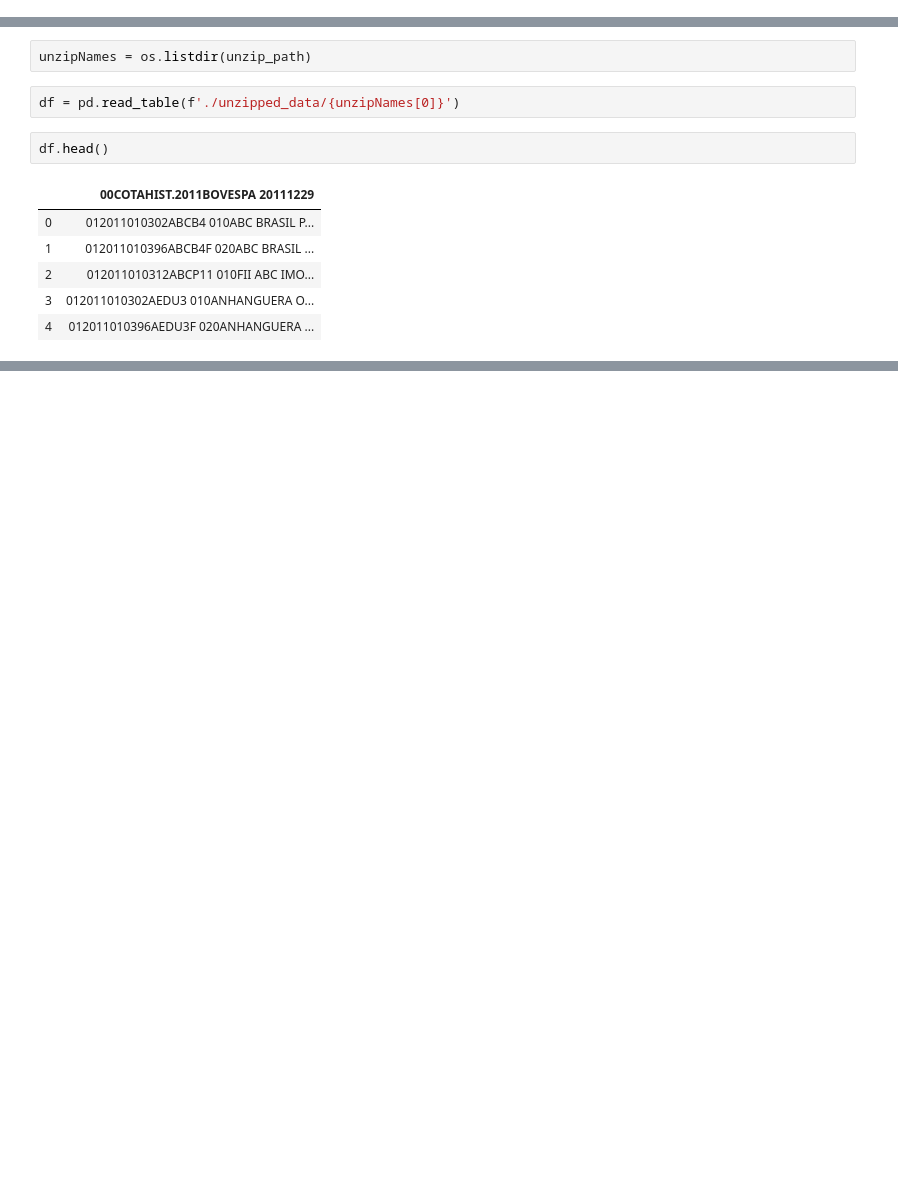
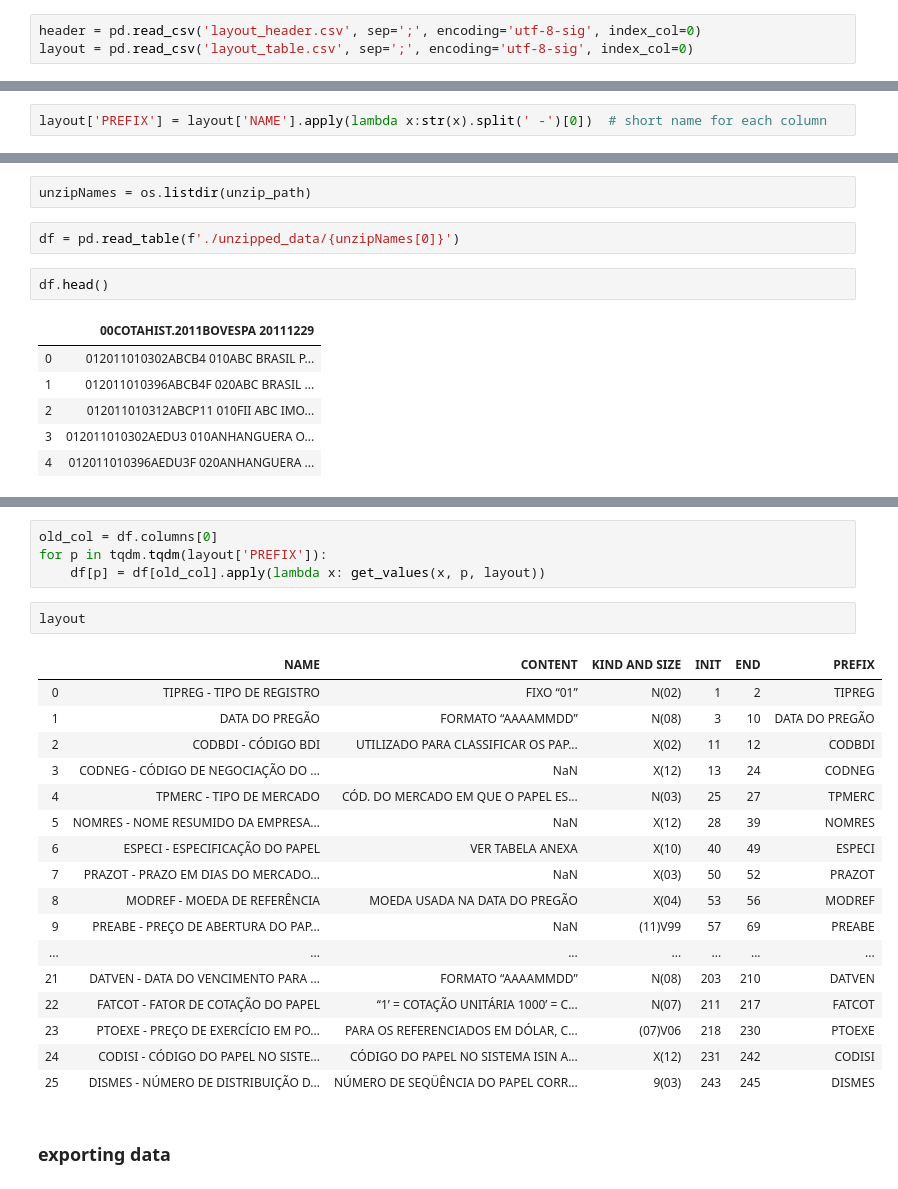
Before and after one commit to Franklin-oliveira/Historical_Data_B3, a Jupyter notebook: create_db.ipynb, the cells around one changed output, grey strips where cells are left out. Saved outputs shown, nothing was run; the diff lists cells and outputs as text; blank space fills up the shorter version.

Commit message:
código 100% funcional. Gerando outputs formatados segundo o layout. Falta: otimizar código e formatar colunas de número.

```diff
--- a/create_db.ipynb
+++ b/create_db.ipynb
@@ -13,0 +18,3 @@ unzip_path = './unzipped_data'
+# %%
+header = pd.read_csv('layout_header.csv', sep=';', encoding='utf-8-sig', index_col=0)
+layout = pd.read_csv('layout_table.csv', sep=';', encoding='utf-8-sig', index_col=0)
@@ -14 +23,3 @@ unzip_path = './unzipped_data'
+# %%
+layout['PREFIX'] = layout['NAME'].apply(lambda x:str(x).split(' -')[0])  # short name for each column
 # %% [markdown]
@@ -98,0 +106,26 @@ header
+# %%
+old_col = df.columns[0]
+for p in tqdm.tqdm(layout['PREFIX']):
+    df[p] = df[old_col].apply(lambda x: get_values(x, p, layout))
+# %%
+layout
+# %% [output]
+|  | NAME | CONTENT | KIND AND SIZE | INIT | END | PREFIX |
+| 0 | TIPREG - TIPO DE REGISTRO | FIXO “01” | N(02) | 1 | 2 | TIPREG |
+| 1 | DATA DO PREGÃO | FORMATO “AAAAMMDD” | N(08) | 3 | 10 | DATA DO PREGÃO |
+| 2 | CODBDI - CÓDIGO BDI | UTILIZADO PARA CLASSIFICAR OS PAP... | X(02) | 11 | 12 | CODBDI |
+| 3 | CODNEG - CÓDIGO DE NEGOCIAÇÃO DO ... | NaN | X(12) | 13 | 24 | CODNEG |
+| 4 | TPMERC - TIPO DE MERCADO | CÓD. DO MERCADO EM QUE O PAPEL ES... | N(03) | 25 | 27 | TPMERC |
+| 5 | NOMRES - NOME RESUMIDO DA EMPRESA... | NaN | X(12) | 28 | 39 | NOMRES |
+| 6 | ESPECI - ESPECIFICAÇÃO DO PAPEL | VER TABELA ANEXA | X(10) | 40 | 49 | ESPECI |
+| 7 | PRAZOT - PRAZO EM DIAS DO MERCADO... | NaN | X(03) | 50 | 52 | PRAZOT |
+| 8 | MODREF - MOEDA DE REFERÊNCIA | MOEDA USADA NA DATA DO PREGÃO | X(04) | 53 | 56 | MODREF |
+| 9 | PREABE - PREÇO DE ABERTURA DO PAP... | NaN | (11)V99 | 57 | 69 | PREABE |
+| ... | ... | ... | ... | ... | ... | ... |
+| 21 | DATVEN - DATA DO VENCIMENTO PARA ... | FORMATO “AAAAMMDD” | N(08) | 203 | 210 | DATVEN |
+| 22 | FATCOT - FATOR DE COTAÇÃO DO PAPEL | ‘‘1’ = COTAÇÃO UNITÁRIA 1000’ = C... | N(07) | 211 | 217 | FATCOT |
+| 23 | PTOEXE - PREÇO DE EXERCÍCIO EM PO... | PARA OS REFERENCIADOS EM DÓLAR, C... | (07)V06 | 218 | 230 | PTOEXE |
+| 24 | CODISI - CÓDIGO DO PAPEL NO SISTE... | CÓDIGO DO PAPEL NO SISTEMA ISIN A... | X(12) | 231 | 242 | CODISI |
+| 25 | DISMES - NÚMERO DE DISTRIBUIÇÃO D... | NÚMERO DE SEQÜÊNCIA DO PAPEL CORR... | 9(03) | 243 | 245 | DISMES |
+# %% [markdown]
+### exporting data
```
Also changed, not shown: parts of 21 cells of this notebook, 5 other files.
